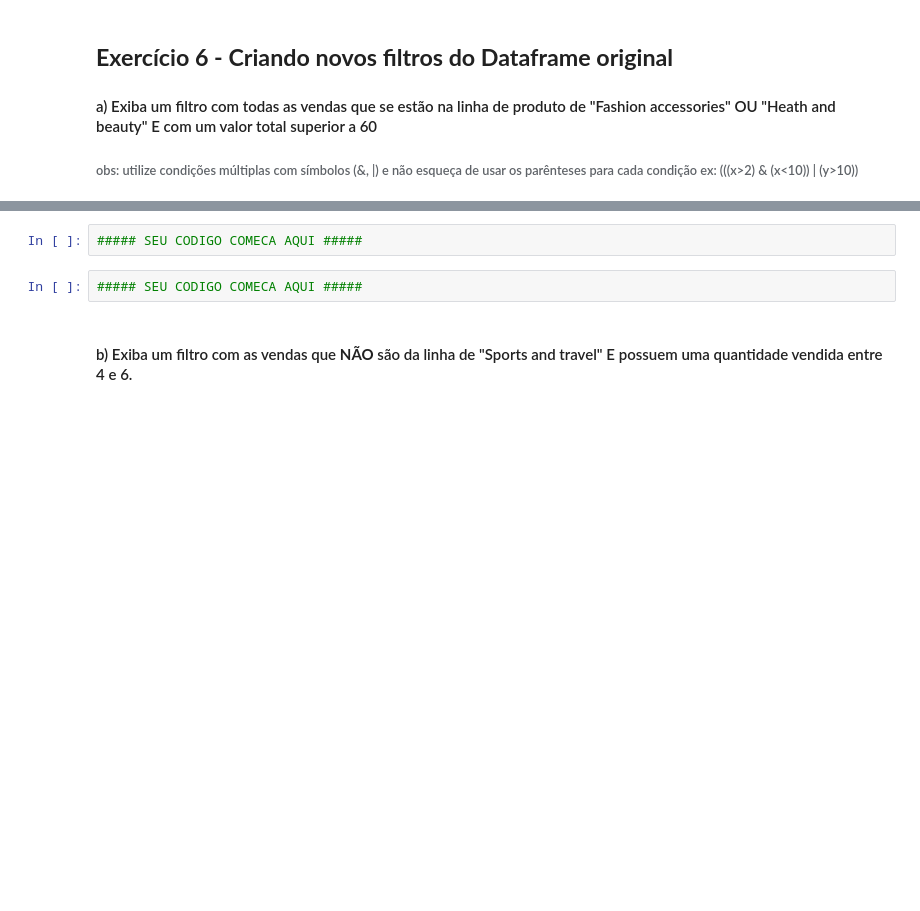
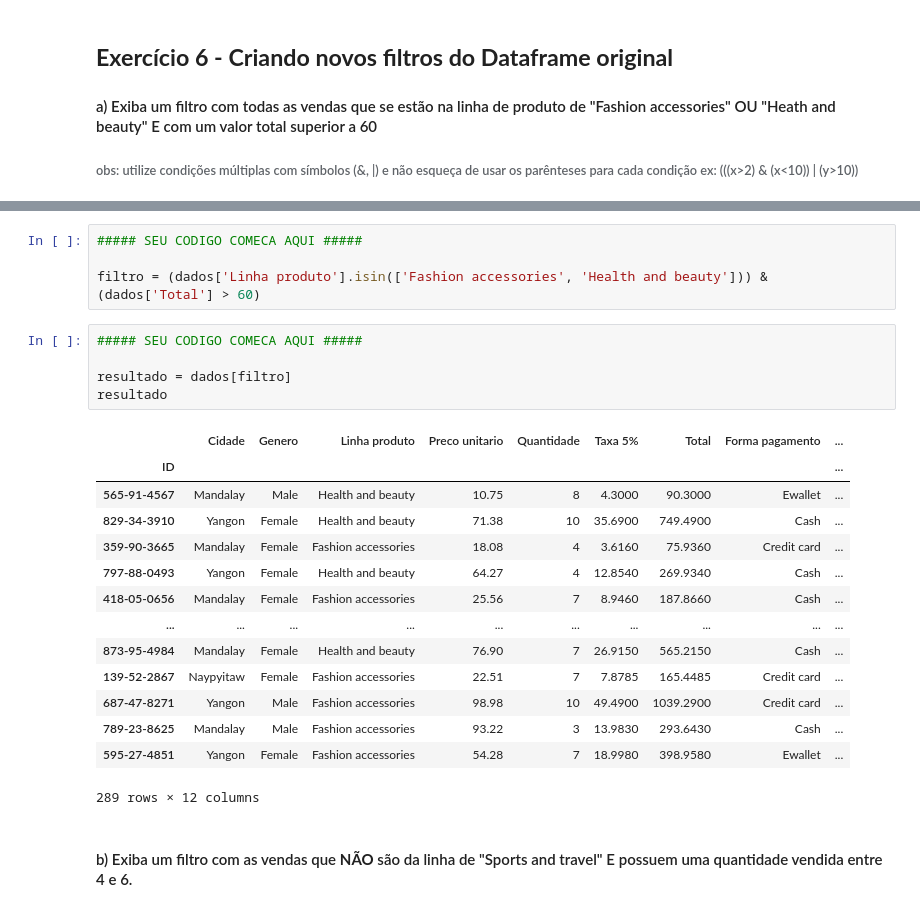
Before and after one commit to GabrielGrub/Trainee_FEA.dev, a Jupyter notebook: Curso de Python - 2022/Lista6_Pandas.ipynb, the cells around one changed output, grey strips where cells are left out. Saved outputs shown, nothing was run; the diff lists cells and outputs as text; blank space fills up the shorter version.

```diff
--- a/Curso de Python - 2022/Lista6_Pandas.ipynb
+++ b/Curso de Python - 2022/Lista6_Pandas.ipynb
@@ -268,7 +329,27 @@ b) Identifique quantas linhas duplicadas existem na base de dados, exiba-as e, p
 # %%
 ##### SEU CODIGO COMECA AQUI #####
+
+filtro = (dados['Linha produto'].isin(['Fashion accessories', 'Health and beauty'])) & (dados['Total'] > 60)
 # %%
 ##### SEU CODIGO COMECA AQUI #####
+
+resultado = dados[filtro]
+resultado
+# %% [output]
+|  | Cidade | Genero | Linha produto | Preco unitario | Quantidade | Taxa 5% | Total | Forma pagamento | ... |
+| ID |  |  |  |  |  |  |  |  | ... |
+| 565-91-4567 | Mandalay | Male | Health and beauty | 10.75 | 8 | 4.3000 | 90.3000 | Ewallet | ... |
+| 829-34-3910 | Yangon | Female | Health and beauty | 71.38 | 10 | 35.6900 | 749.4900 | Cash | ... |
+| 359-90-3665 | Mandalay | Female | Fashion accessories | 18.08 | 4 | 3.6160 | 75.9360 | Credit card | ... |
+| 797-88-0493 | Yangon | Female | Health and beauty | 64.27 | 4 | 12.8540 | 269.9340 | Cash | ... |
+| 418-05-0656 | Mandalay | Female | Fashion accessories | 25.56 | 7 | 8.9460 | 187.8660 | Cash | ... |
+| ... | ... | ... | ... | ... | ... | ... | ... | ... | ... |
+| 873-95-4984 | Mandalay | Female | Health and beauty | 76.90 | 7 | 26.9150 | 565.2150 | Cash | ... |
+| 139-52-2867 | Naypyitaw | Female | Fashion accessories | 22.51 | 7 | 7.8785 | 165.4485 | Credit card | ... |
+| 687-47-8271 | Yangon | Male | Fashion accessories | 98.98 | 10 | 49.4900 | 1039.2900 | Credit card | ... |
+| 789-23-8625 | Mandalay | Male | Fashion accessories | 93.22 | 3 | 13.9830 | 293.6430 | Cash | ... |
+| 595-27-4851 | Yangon | Female | Fashion accessories | 54.28 | 7 | 18.9980 | 398.9580 | Ewallet | ... |
+289 rows × 12 columns
 # %% [markdown]
 #### b) Exiba um filtro com as vendas que **NÃO** são da linha de "Sports and travel" E possuem uma quantidade vendida entre 4 e 6.
 # %%
```
Also changed, not shown: parts of 12 cells of this notebook, 2 other files.
